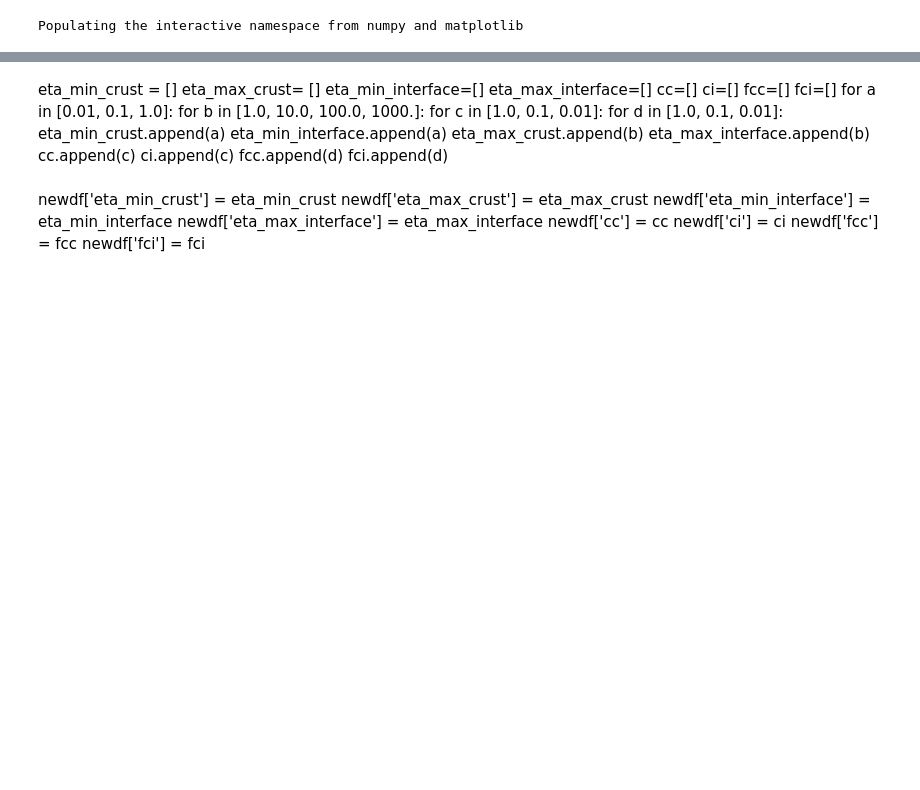
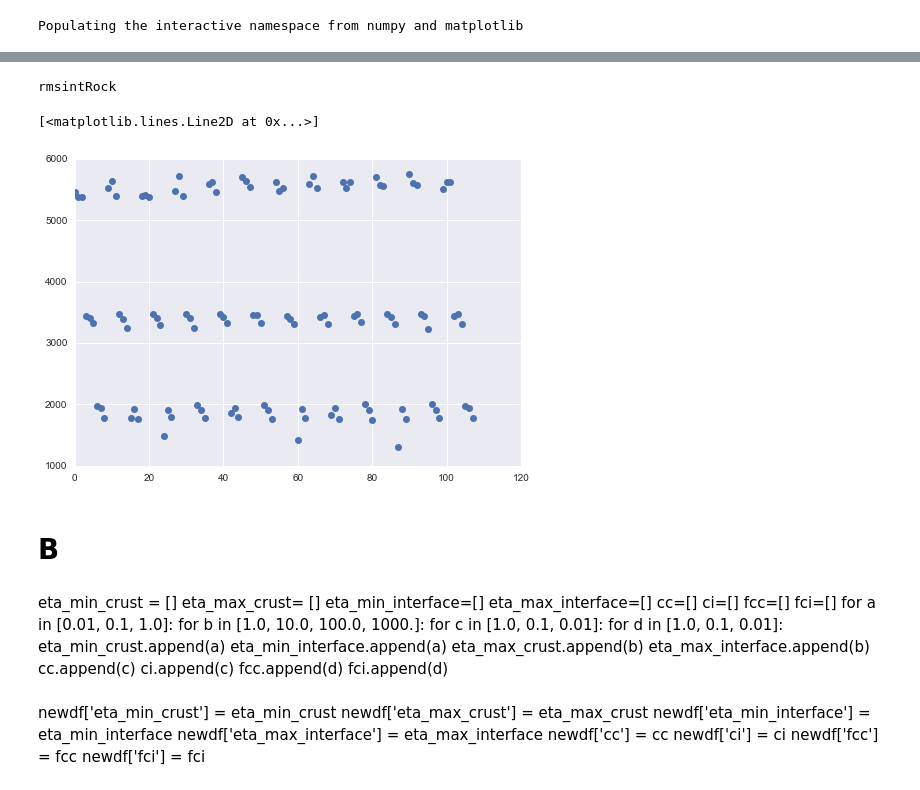
Before and after one commit to dansand/2dthermalslabs, a Jupyter notebook: kaplan/Analysis/pandas_analysis.ipynb, the cells around one changed output, grey strips where cells are left out. Cells and saved outputs as stored; diff of their text form; code cells hidden in the pictures; blank space fills up the shorter version.

```diff
--- a/kaplan/Analysis/pandas_analysis.ipynb
+++ b/kaplan/Analysis/pandas_analysis.ipynb
@@ -15,3 +108,27 @@ Populating the interactive namespace from numpy and matplotlib
+# %%
+#filt_rows = [1, 5, 23]
+col = 2
+
+print(columns[col])
+
+#for i in range(len(np.arange(0, newdf.shape[0]))):
+    #print(i)
+#    plt.plot(newdf[[col]].iloc[[i]], marker="o", linestyle="", label = str(np.arange(0, newdf.shape[0])[i]))
+#plt.plot(newdf.iloc[filt_rows ][[col]], c='r', marker="o", linestyle="")
+#plt.legend()
+
+
+#for i in range(len(np.arange(0, newdf.shape[0]))):
+    #print(i)
+plt.plot( newdf[[col]], marker="o", linestyle="")
+#plt.plot(newdf.iloc[filt_rows ][[col]], c='r', marker="o", linestyle="")
+#plt.legend()
+# %% [output]
+rmsintRock
+[<matplotlib.lines.Line2D at 0x...>]
+[figure, added]
+# %% [markdown]
+# B
 # %%
 #rdir = '/workspace'
 rdir = '../../..'
```
Also changed, not shown: parts of 18 cells of this notebook, 4 other files.
